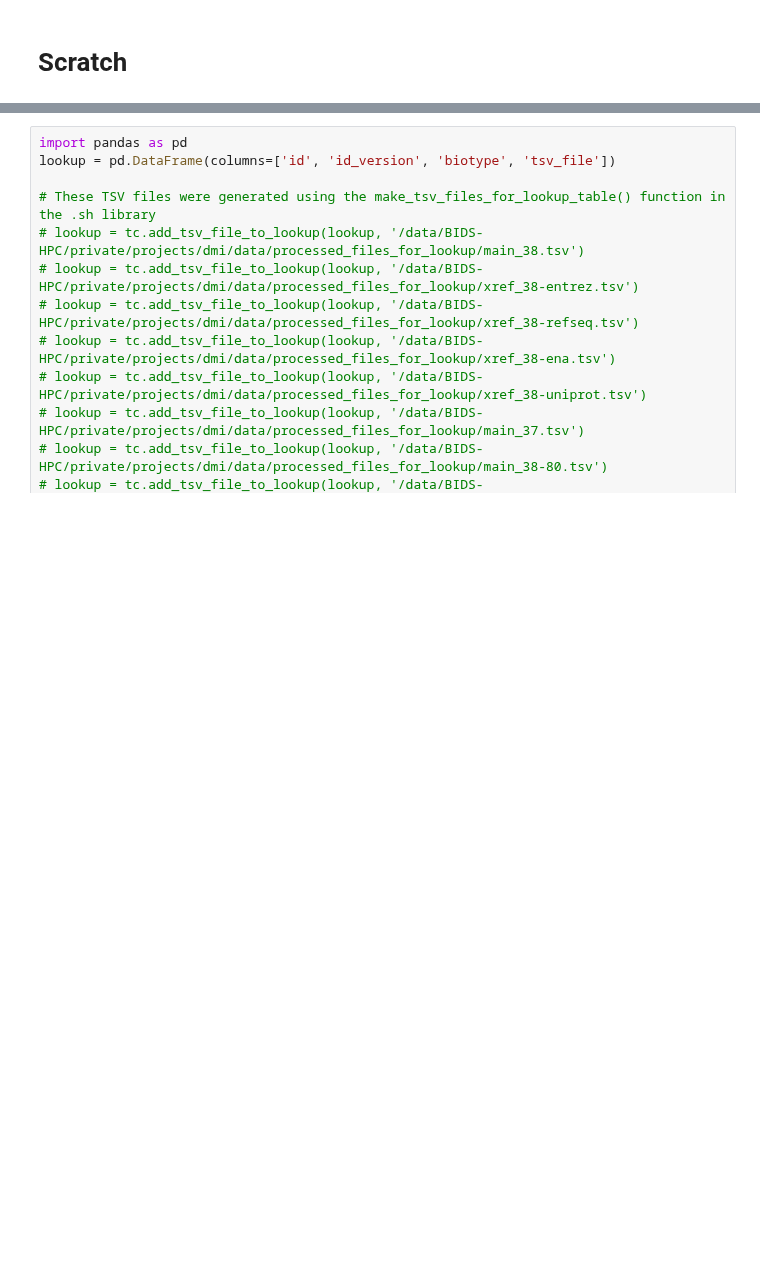
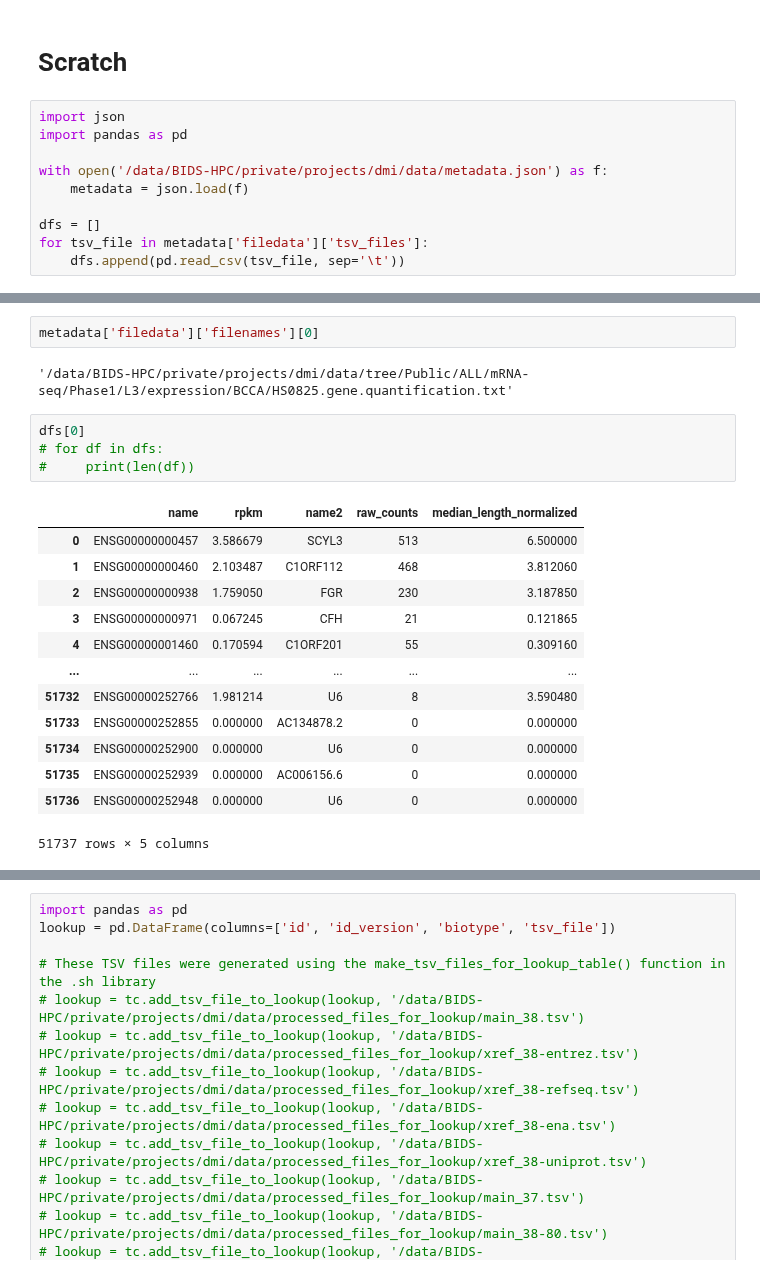
Before and after one commit to andrew-weisman/target_classification, a Jupyter notebook: main.ipynb, the cells around one changed output, grey strips where cells are left out. Saved outputs shown, nothing was run; the diff lists cells and outputs as text; blank space fills up the shorter version.

```diff
--- a/main.ipynb
+++ b/main.ipynb
@@ -179,3 +179,13 @@ known = set(lookup.index)
 len(known) - len(known-test2) # this many are known... well it's 1819 not 2514, so xref is doing more than just looking at old gene names probably, unless I don't have all old names in my dataset still, i.e., PIs are using still older gene names
 # %% [markdown]
 # Scratch
+# %%
+import json
+import pandas as pd
+
+with open('/data/BIDS-HPC/private/projects/dmi/data/metadata.json') as f:
+    metadata = json.load(f)
+
+dfs = []
+for tsv_file in metadata['filedata']['tsv_files']:
+    dfs.append(pd.read_csv(tsv_file, sep='\t'))
@@ -181,0 +313,22 @@ len(known) - len(known-test2) # this many are known... well it's 1819 not 2514,
+# %%
+metadata['filedata']['filenames'][0]
+# %% [output]
+'/data/BIDS-HPC/private/projects/dmi/data/tree/Public/ALL/mRNA-seq/Phase1/L3/expression/BCCA/HS0825.gene.quantification.txt'
+# %%
+dfs[0]
+# for df in dfs:
+#     print(len(df))
+# %% [output]
+|  | name | rpkm | name2 | raw_counts | median_length_normalized |
+| 0 | ENSG00000000457 | 3.586679 | SCYL3 | 513 | 6.500000 |
+| 1 | ENSG00000000460 | 2.103487 | C1ORF112 | 468 | 3.812060 |
+| 2 | ENSG00000000938 | 1.759050 | FGR | 230 | 3.187850 |
+| 3 | ENSG00000000971 | 0.067245 | CFH | 21 | 0.121865 |
+| 4 | ENSG00000001460 | 0.170594 | C1ORF201 | 55 | 0.309160 |
+| ... | ... | ... | ... | ... | ... |
+| 51732 | ENSG00000252766 | 1.981214 | U6 | 8 | 3.590480 |
+| 51733 | ENSG00000252855 | 0.000000 | AC134878.2 | 0 | 0.000000 |
+| 51734 | ENSG00000252900 | 0.000000 | U6 | 0 | 0.000000 |
+| 51735 | ENSG00000252939 | 0.000000 | AC006156.6 | 0 | 0.000000 |
+| 51736 | ENSG00000252948 | 0.000000 | U6 | 0 | 0.000000 |
+51737 rows × 5 columns
```
Also changed, not shown: parts of 15 cells of this notebook, 1 other file.
